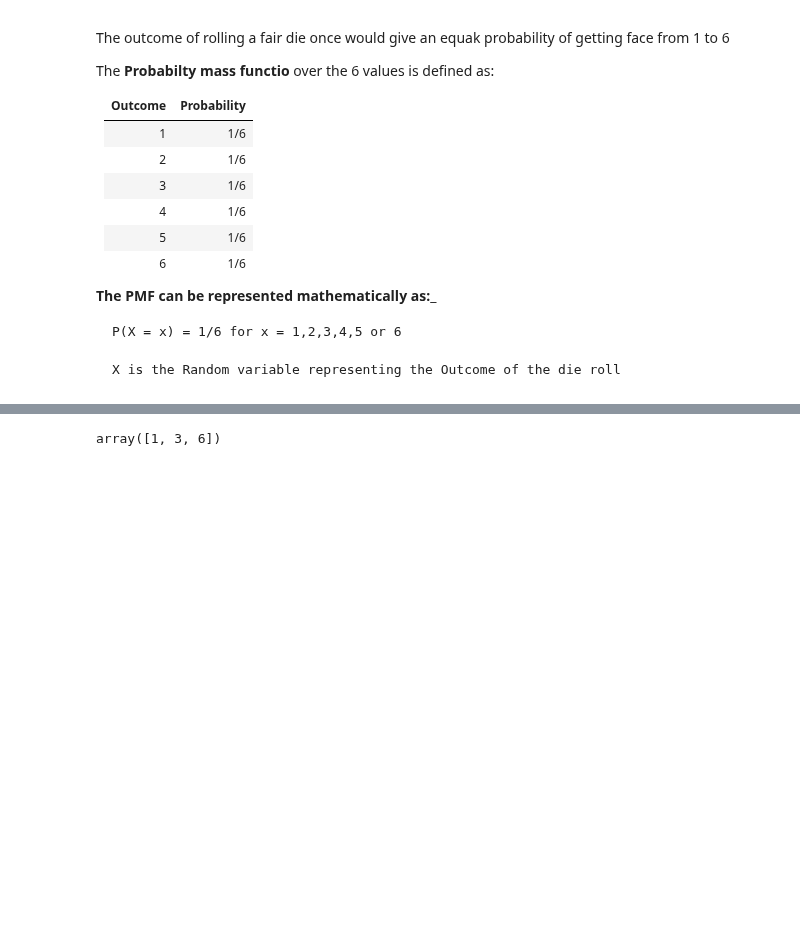
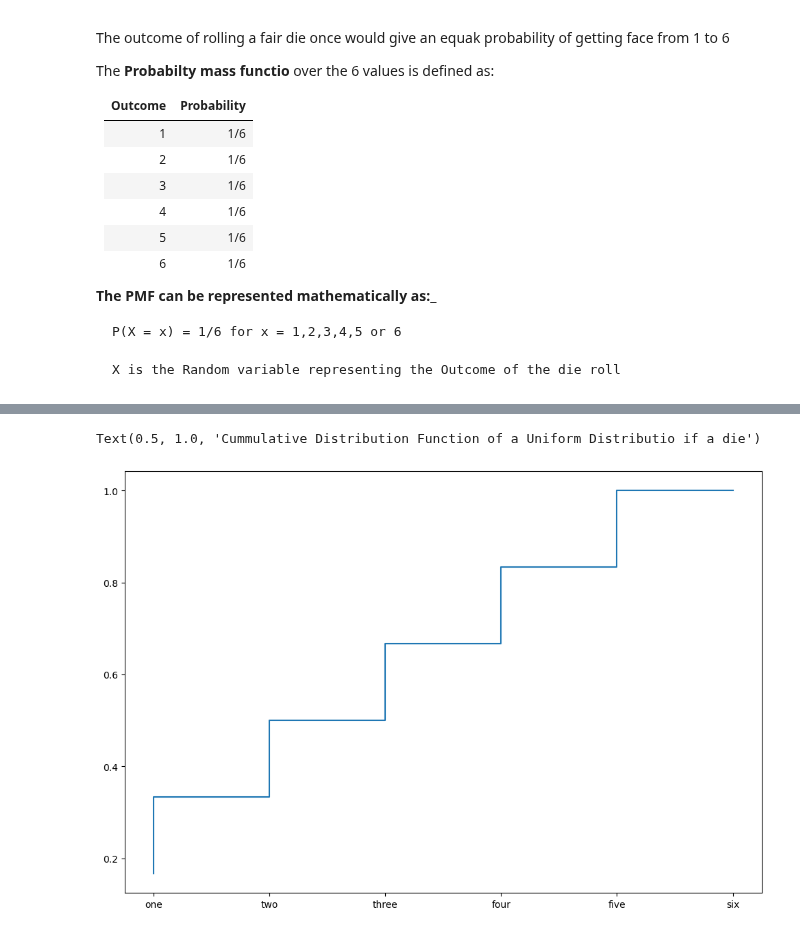
Before and after one commit to andazi/goal-data-science, a Jupyter notebook: Data science tools,statistics and probability/Introduction To Statistics In Data Science.ipynb, the cells around one changed output, grey strips where cells are left out. Saved outputs shown, nothing was run; the diff lists cells and outputs as text; code cells hidden in the pictures; blank space fills up the shorter version.

```diff
--- a/Data science tools,statistics and probability/Introduction To Statistics In Data Science.ipynb
+++ b/Data science tools,statistics and probability/Introduction To Statistics In Data Science.ipynb
@@ -504,5 +515,10 @@ The Probability of X being less than or equal to a larger value is always greate
-# %%
-# add the cummulative value in the list
-np.cumsum([1,2,3])
-# %% [output]
-array([1, 3, 6])
+# %%
+plt.figure(figsize=(12,8))
+# plotting the cummulative distribution functio of all the values from an eaual dice
+plt.step(dice_sides,np.cumsum(dice_probability))
+plt.xticks(ticks=dice_sides, labels=['one','two','three','four','five','six'])
+
+axs.set_title('Cummulative Distribution Function of a Uniform Distributio if a die')
+# %% [output]
+Text(0.5, 1.0, 'Cummulative Distribution Function of a Uniform Distributio if a die')
+[figure, added]
```
Also changed, not shown: parts of 9 cells of this notebook.
